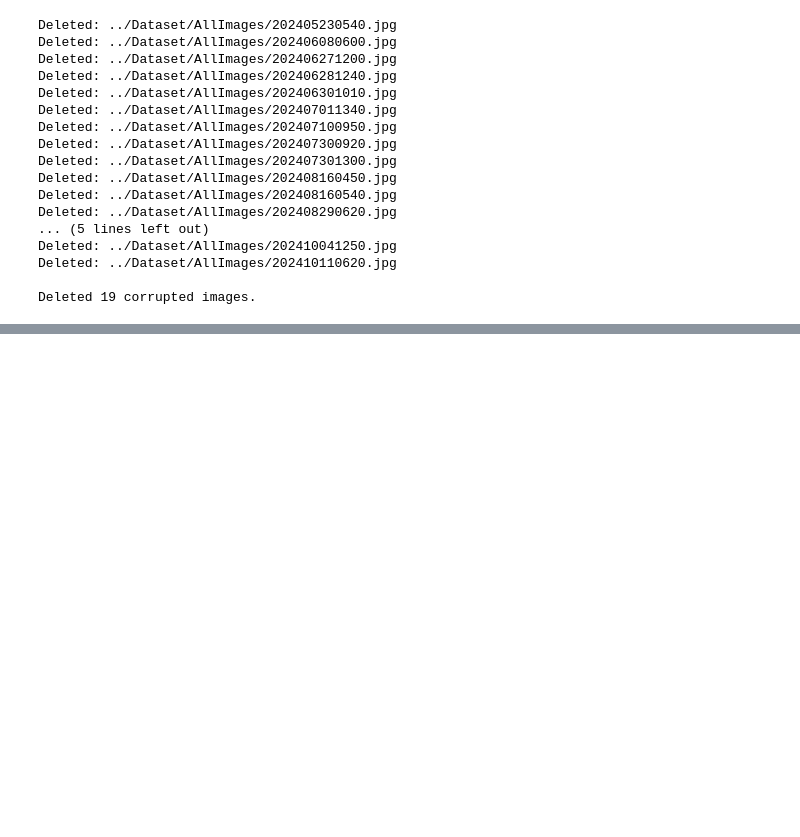
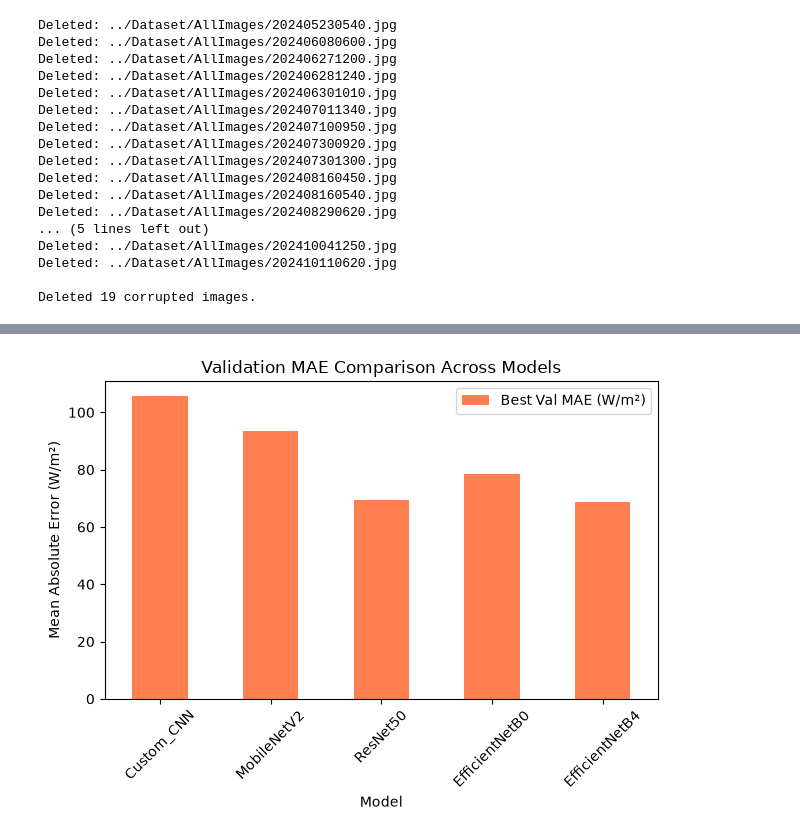
Before and after one commit to VEER1205/IPD_Solar_Tracking, a Jupyter notebook: Models/trainModel.ipynb, the cells around one changed output, grey strips where cells are left out. Cells and saved outputs as stored; diff of their text form; code cells hidden in the pictures; blank space fills up the shorter version.

Commit message:
Add EfficientNetB4 benchmark comparison

```diff
--- a/Models/trainModel.ipynb
+++ b/Models/trainModel.ipynb
@@ -343,0 +699,22 @@ Deleted 19 corrupted images.
+# %%
+# Load saved B4 model
+from tensorflow.keras.models import load_model
+
+b4_model = load_model("efficientnet_b4_solar.keras")
+
+# Evaluate B4
+b4_eval_results = b4_model.evaluate(val_dataset, verbose=0)
+
+# Append B4
+results.append({
+    "Model": "EfficientNetB4",
+    "Best Val MAE (W/m²)": round(b4_eval_results[1], 2),
+    "Training Time (s)": 1568,   # manually added: Epoch 1 to Epoch 3
+    "Parameters": b4_model.count_params()
+})
+
+# Print final results
+results_df = pd.DataFrame(results)
+
+print("\n🏆 FINAL BENCHMARK RESULTS:")
+print(results_df.to_string(index=False))
@@ -343,0 +729,20 @@ Deleted 19 corrupted images.
+# %%
+# ==========================================
+# VISUALIZE FINAL MODEL COMPARISON
+# ==========================================
+
+results_df.plot(
+    x="Model",
+    y="Best Val MAE (W/m²)",
+    kind="bar",
+    color="coral",
+    title="Validation MAE Comparison Across Models"
+)
+
+plt.ylabel("Mean Absolute Error (W/m²)")
+plt.xlabel("Model")
+plt.xticks(rotation=45)
+plt.tight_layout()
+plt.show()
+# %% [output]
+[figure, added]
```
Also changed, not shown: parts of 11 cells of this notebook.
